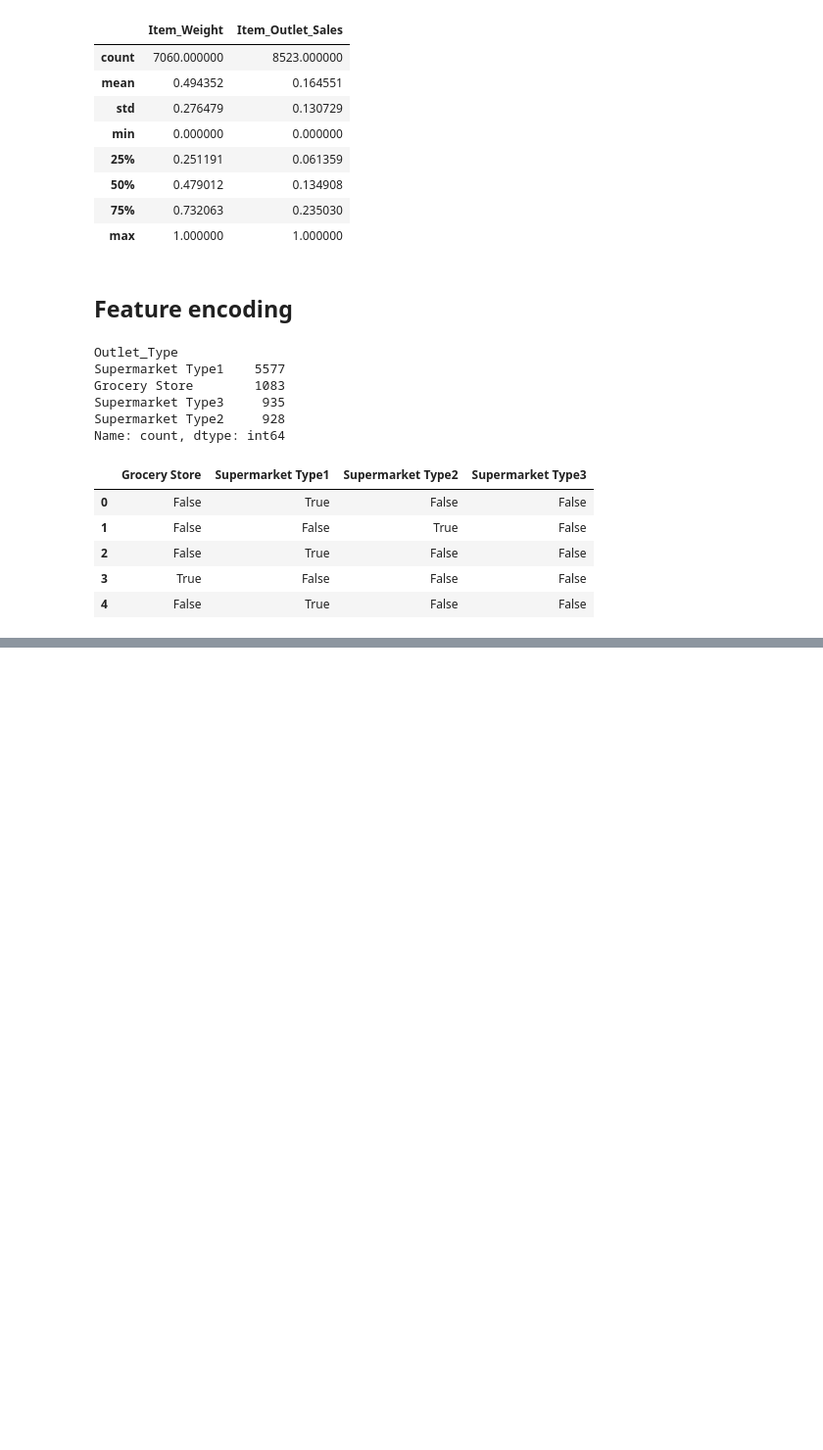
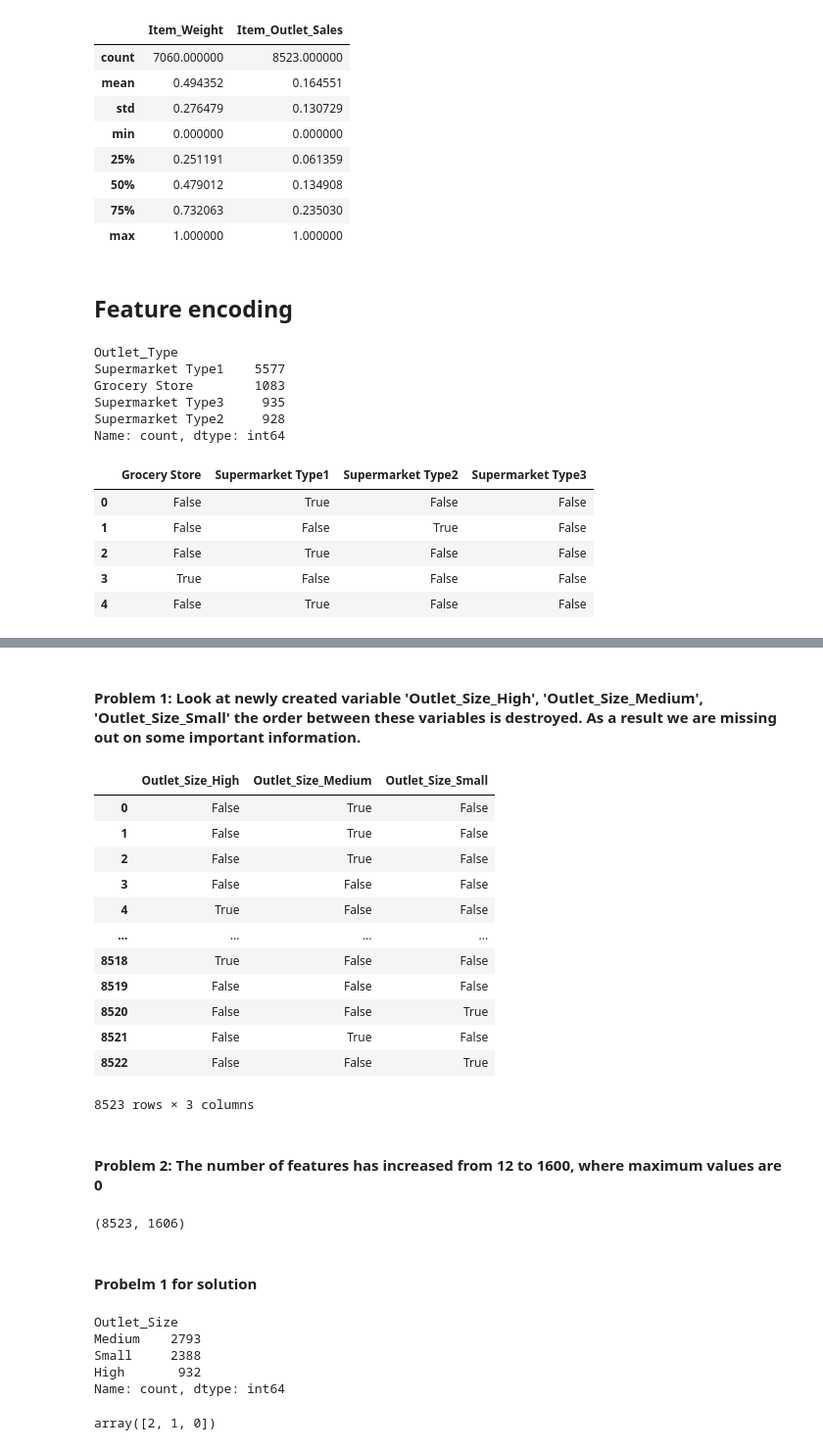
Before and after one commit to Malinda1/feature_engineering, a Jupyter notebook: feature_engineering.ipynb, the cells around one changed output, grey strips where cells are left out. Shown at 98% size. Drawn from its saved outputs; the diff is of its cells as text; code cells hidden in the pictures; blank space fills up the shorter version.

```diff
--- a/feature_engineering.ipynb
+++ b/feature_engineering.ipynb
@@ -214,0 +228,44 @@ pd.get_dummies(bigmart['Outlet_Type']).head()
+# %% [markdown]
+#### Problem 1: Look at newly created variable 'Outlet_Size_High', 'Outlet_Size_Medium', 'Outlet_Size_Small' the order between these variables is destroyed. As a result we are missing out on some important information.
+# %%
+bigmart_encoding[['Outlet_Size_High', 'Outlet_Size_Medium', 'Outlet_Size_Small']]
+# %% [output]
+|  | Outlet_Size_High | Outlet_Size_Medium | Outlet_Size_Small |
+| 0 | False | True | False |
+| 1 | False | True | False |
+| 2 | False | True | False |
+| 3 | False | False | False |
+| 4 | True | False | False |
+| ... | ... | ... | ... |
+| 8518 | True | False | False |
+| 8519 | False | False | False |
+| 8520 | False | False | True |
+| 8521 | False | True | False |
+| 8522 | False | False | True |
+8523 rows × 3 columns
+# %% [markdown]
+#### Problem 2: The number of features has increased from 12 to 1600, where maximum values are 0
+# %%
+bigmart_encoding.shape
+# %% [output]
+(8523, 1606)
+# %% [markdown]
+#### Probelm 1 for solution
+# %%
+bigmart['Outlet_Size'].value_counts()
+# %% [output]
+Outlet_Size
+Medium    2793
+Small     2388
+High       932
+Name: count, dtype: int64
+# %%
+### Label encoding
+
+from sklearn.preprocessing import LabelEncoder
+
+le = LabelEncoder()
+
+le.fit_transform(['Small', 'Medium', 'High'])
+# %% [output]
+array([2, 1, 0])
```
Also changed, not shown: parts of 4 cells of this notebook.
